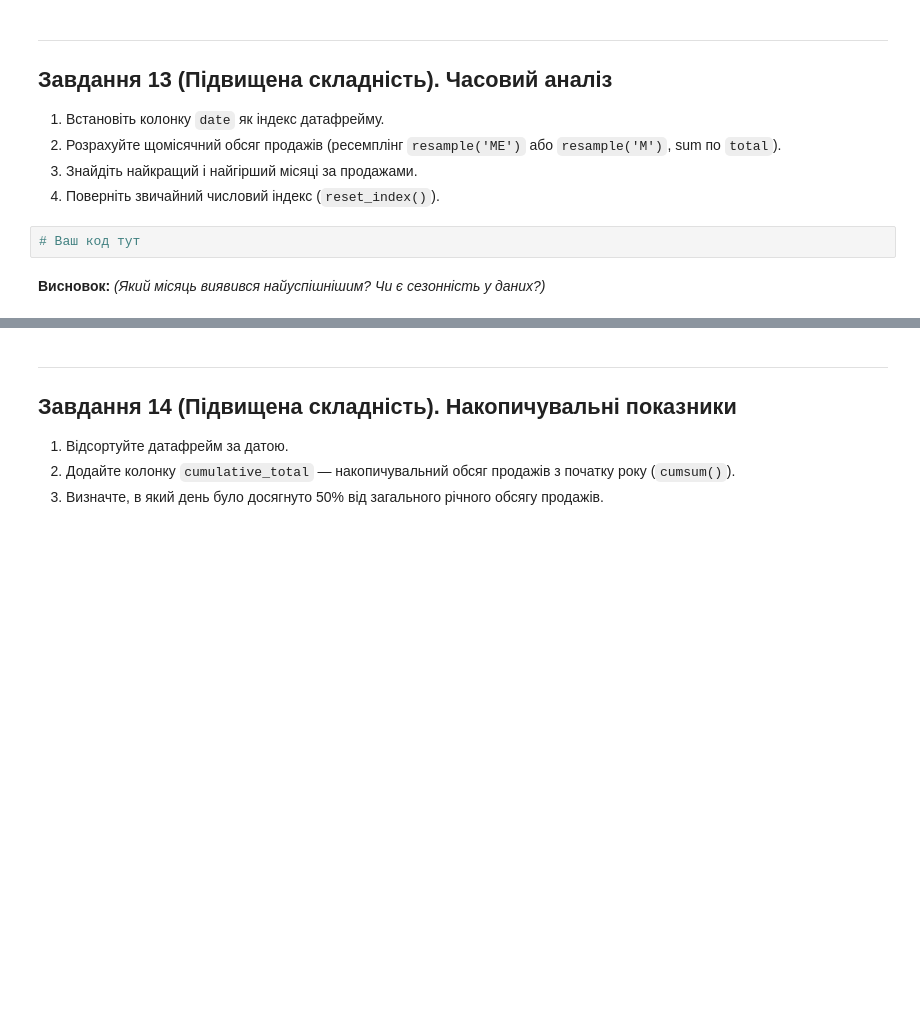
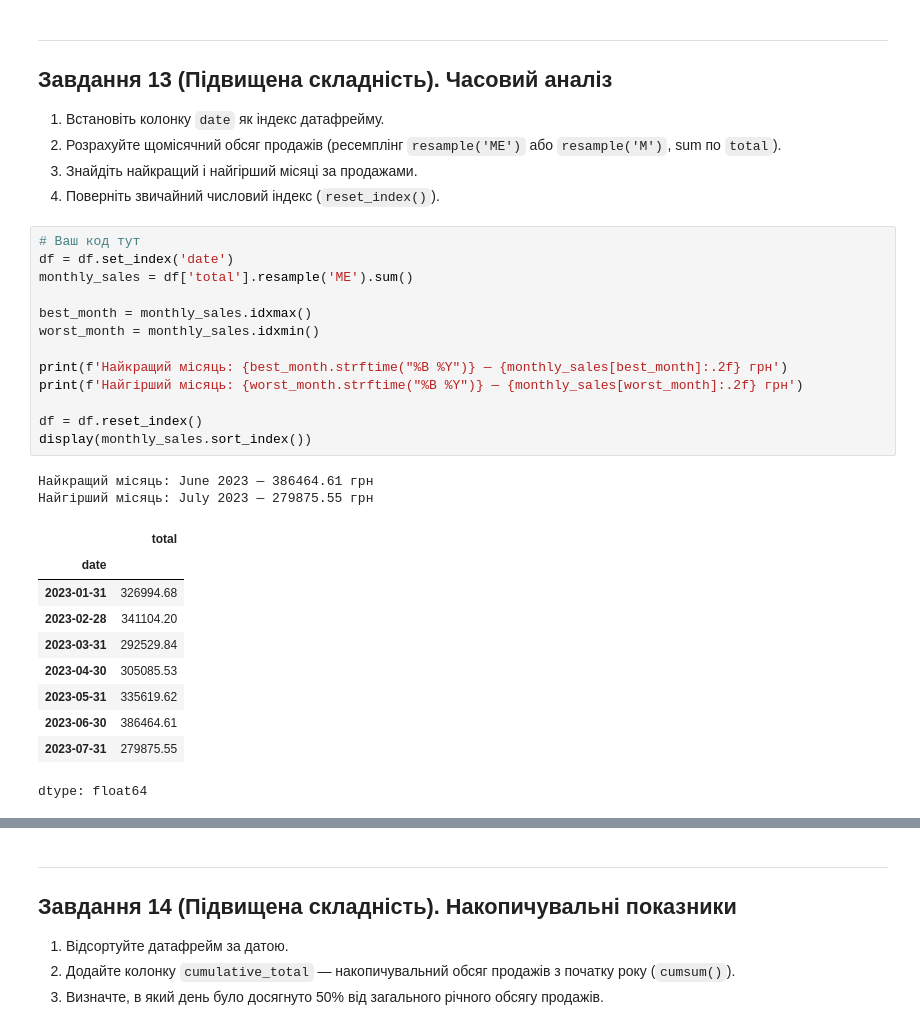
Before and after one commit to zzzer0-wav/myDTA_2026, a Jupyter notebook: classmade/PANDAS_tasks_beginners_DTA.ipynb, the cells around one changed output, grey strips where cells are left out. Cells and saved outputs as stored; diff of their text form; blank space fills up the shorter version.

```diff
--- a/classmade/PANDAS_tasks_beginners_DTA.ipynb
+++ b/classmade/PANDAS_tasks_beginners_DTA.ipynb
@@ -460,7 +584,29 @@ print(df['city'].isna().sum())
 2. Розрахуйте щомісячний обсяг продажів (ресемплінг `resample('ME')` або `resample('M')`, sum по `total`).
 3. Знайдіть найкращий і найгірший місяці за продажами.
 4. Поверніть звичайний числовий індекс (`reset_index()`).
-# %%
-# Ваш код тут
-# %% [markdown]
-**Висновок:** *(Який місяць виявився найуспішнішим? Чи є сезонність у даних?)*
+# %%
+# Ваш код тут
+df = df.set_index('date')
+monthly_sales = df['total'].resample('ME').sum()
+
+best_month = monthly_sales.idxmax()
+worst_month = monthly_sales.idxmin()
+
+print(f'Найкращий місяць: {best_month.strftime("%B %Y")} — {monthly_sales[best_month]:.2f} грн')
+print(f'Найгірший місяць: {worst_month.strftime("%B %Y")} — {monthly_sales[worst_month]:.2f} грн')
+
+df = df.reset_index()
+display(monthly_sales.sort_index())
+# %% [output]
+Найкращий місяць: June 2023 — 386464.61 грн
+Найгірший місяць: July 2023 — 279875.55 грн
+|  | total |
+| date |  |
+| 2023-01-31 | 326994.68 |
+| 2023-02-28 | 341104.20 |
+| 2023-03-31 | 292529.84 |
+| 2023-04-30 | 305085.53 |
+| 2023-05-31 | 335619.62 |
+| 2023-06-30 | 386464.61 |
+| 2023-07-31 | 279875.55 |
+dtype: float64
```
Also changed, not shown: parts of 26 cells of this notebook.
